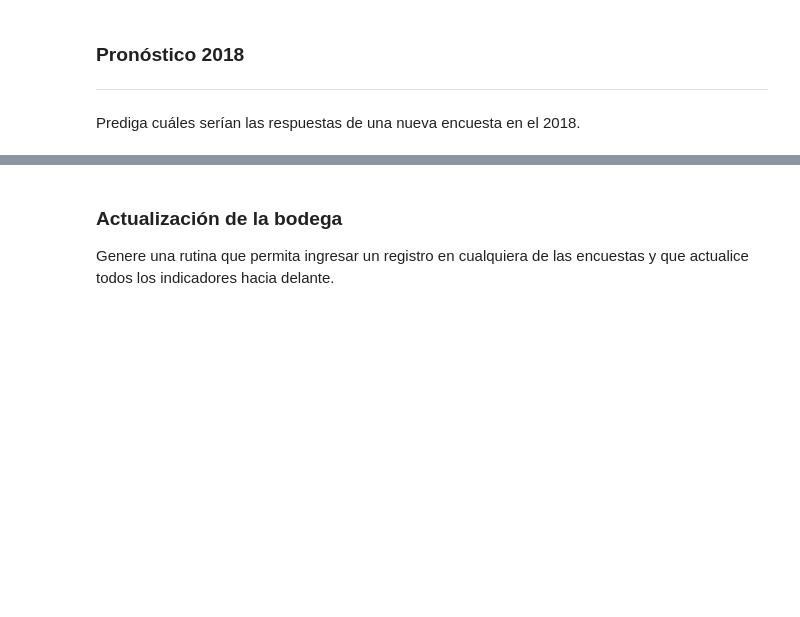
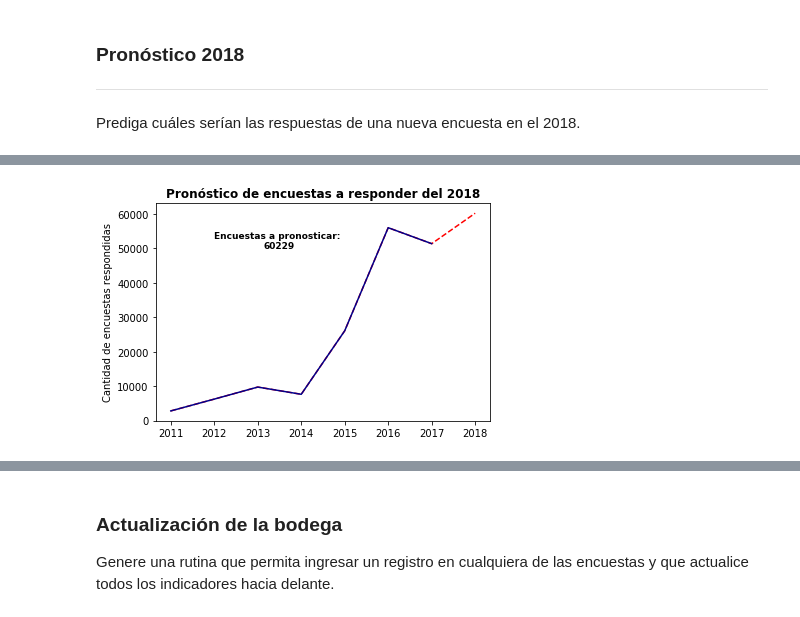
Before and after one commit to Juapatral/encuestas-stack-overflow, a Jupyter notebook: trabajo_final_sbdm_20191.ipynb, the cells around one changed output, grey strips where cells are left out. Drawn from its saved outputs; the diff is of its cells as text; code cells hidden in the pictures; blank space fills up the shorter version.

```diff
--- a/trabajo_final_sbdm_20191.ipynb
+++ b/trabajo_final_sbdm_20191.ipynb
@@ -1662,0 +2015,24 @@ anio_lenguaje
+# %%
+# predecir cantidad de encuestas a responder
+
+encuestas_respondidas = encuestas.groupby('survey').count()['country']
+z = np.polyfit(range(2011,2018), encuestas_respondidas, 1)
+encuestas_2018 = round(z[0]*2018 + z[1], 0)
+
+
+plt.plot(list(encuestas_respondidas) + [encuestas_2018], color = 'red', linestyle = '--')
+plt.plot(list(encuestas_respondidas), color = 'darkblue')
+plt.xticks(ticks = range(0, 8), labels = range(2011, 2019))
+plt.title('Pronóstico de encuestas a responder del 2018', weight = 'bold')
+plt.ylabel('Cantidad de encuestas respondidas', rotation = 'vertical')
+plt.text(1,
+         50000,
+         'Encuestas a pronosticar: \n' +  str(int(encuestas_2018)),
+         weight = 'bold',
+         size = 9,
+         ma = 'center'
+        );
+
+plt.savefig('Archivos_SBDM_20191/pronostico2018.PNG')
+# %% [output]
+[figure, added]
```
Also changed, not shown: parts of 32 cells of this notebook.
